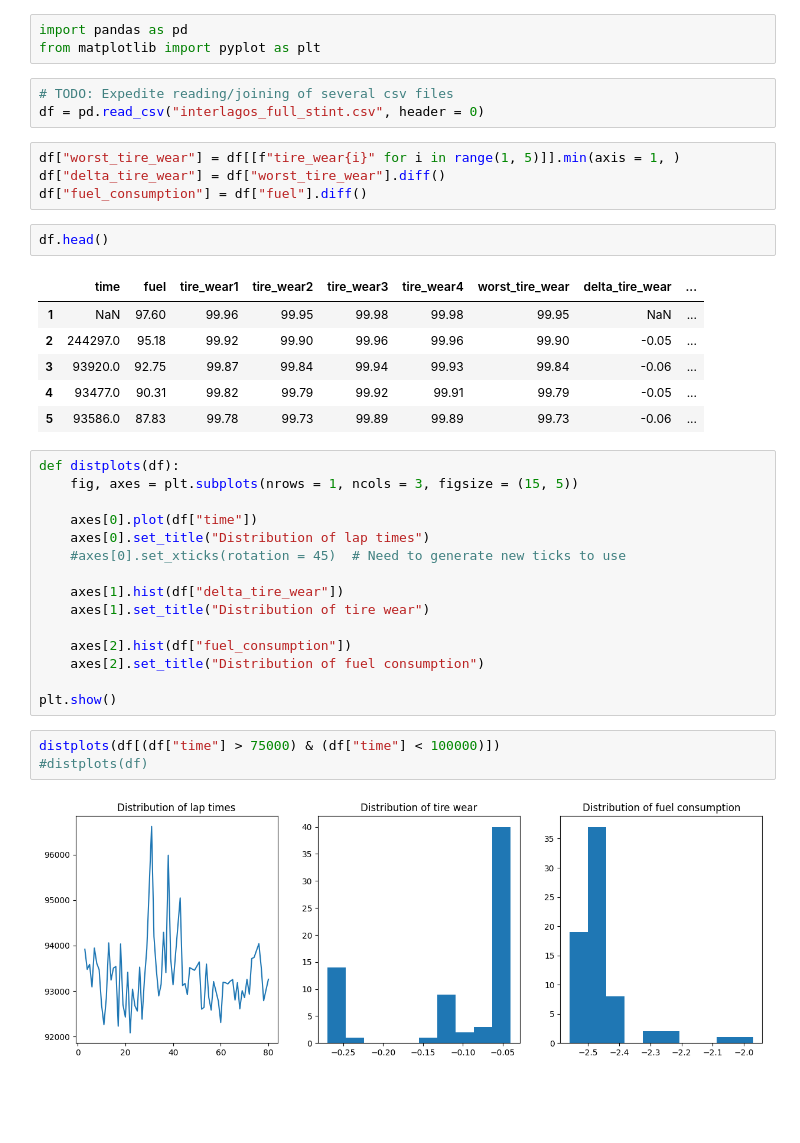
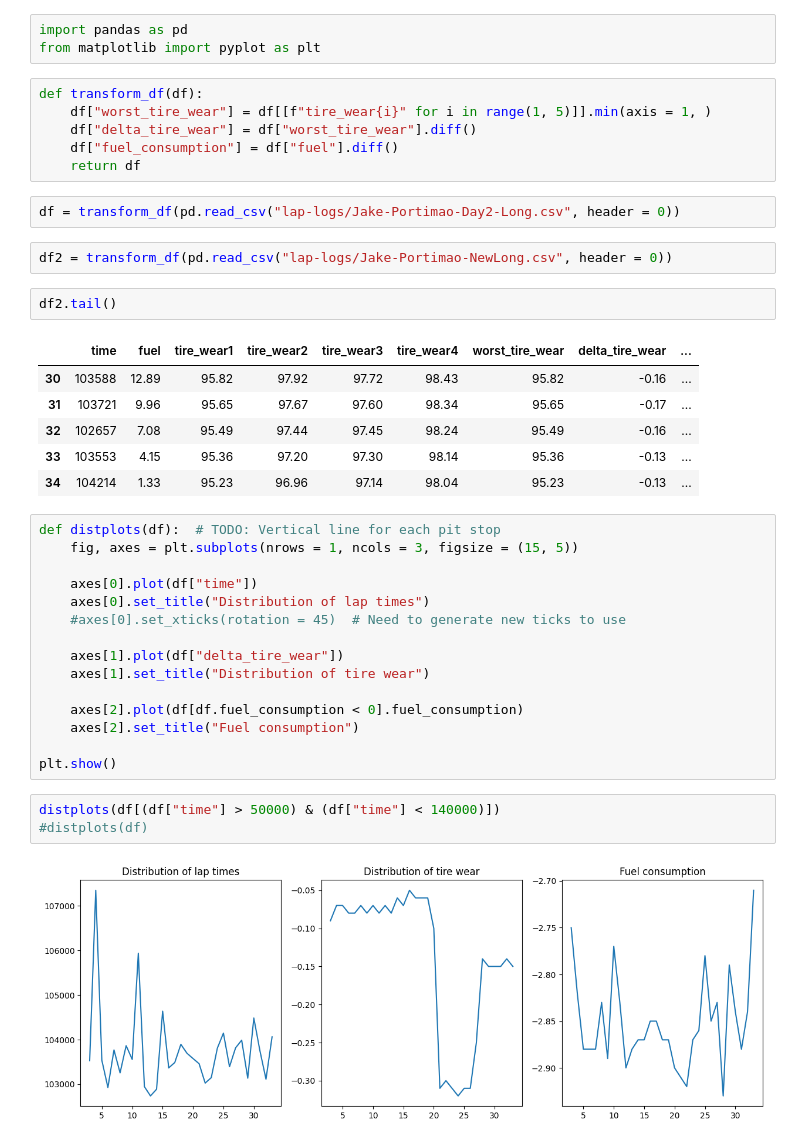
Before and after one commit to RakeJyals/assetto-corsa-analytica, a Jupyter notebook: lap-log-reader.ipynb, the cells around one changed output. Cells and saved outputs as stored; diff of their text form; blank space fills up the shorter version.

Commit message:
General improvements to data etl, visualization

```diff
--- a/lap-log-reader.ipynb
+++ b/lap-log-reader.ipynb
@@ -5,39 +5,42 @@ This notebook is meant to be used with csvs generated by my other project, [asse
 # %%
 import pandas as pd
 from matplotlib import pyplot as plt
+# %%
+def transform_df(df):
+    df["worst_tire_wear"] = df[[f"tire_wear{i}" for i in range(1, 5)]].min(axis = 1, )
+    df["delta_tire_wear"] = df["worst_tire_wear"].diff()
+    df["fuel_consumption"] = df["fuel"].diff()
+    return df
 # %%
-# TODO: Expedite reading/joining of several csv files
-df = pd.read_csv("interlagos_full_stint.csv", header = 0)
+df = transform_df(pd.read_csv("lap-logs/Jake-Portimao-Day2-Long.csv", header = 0))
-# %%
-df["worst_tire_wear"] = df[[f"tire_wear{i}" for i in range(1, 5)]].min(axis = 1, )
-df["delta_tire_wear"] = df["worst_tire_wear"].diff()
-df["fuel_consumption"] = df["fuel"].diff()
+# %%
+df2 = transform_df(pd.read_csv("lap-logs/Jake-Portimao-NewLong.csv", header = 0))
 # %%
-df.head()
+df2.tail()
 # %% [output]
 |  | time | fuel | tire_wear1 | tire_wear2 | tire_wear3 | tire_wear4 | worst_tire_wear | delta_tire_wear | ... |
-| 1 | NaN | 97.60 | 99.96 | 99.95 | 99.98 | 99.98 | 99.95 | NaN | ... |
-| 2 | 244297.0 | 95.18 | 99.92 | 99.90 | 99.96 | 99.96 | 99.90 | -0.05 | ... |
-| 3 | 93920.0 | 92.75 | 99.87 | 99.84 | 99.94 | 99.93 | 99.84 | -0.06 | ... |
-| 4 | 93477.0 | 90.31 | 99.82 | 99.79 | 99.92 | 99.91 | 99.79 | -0.05 | ... |
-| 5 | 93586.0 | 87.83 | 99.78 | 99.73 | 99.89 | 99.89 | 99.73 | -0.06 | ... |
+| 30 | 103588 | 12.89 | 95.82 | 97.92 | 97.72 | 98.43 | 95.82 | -0.16 | ... |
+| 31 | 103721 | 9.96 | 95.65 | 97.67 | 97.60 | 98.34 | 95.65 | -0.17 | ... |
+| 32 | 102657 | 7.08 | 95.49 | 97.44 | 97.45 | 98.24 | 95.49 | -0.16 | ... |
+| 33 | 103553 | 4.15 | 95.36 | 97.20 | 97.30 | 98.14 | 95.36 | -0.13 | ... |
+| 34 | 104214 | 1.33 | 95.23 | 96.96 | 97.14 | 98.04 | 95.23 | -0.13 | ... |
 # %%
-def distplots(df):
+def distplots(df):  # TODO: Vertical line for each pit stop
     fig, axes = plt.subplots(nrows = 1, ncols = 3, figsize = (15, 5))
 
     axes[0].plot(df["time"])
     axes[0].set_title("Distribution of lap times")
     #axes[0].set_xticks(rotation = 45)  # Need to generate new ticks to use
 
-    axes[1].hist(df["delta_tire_wear"])
+    axes[1].plot(df["delta_tire_wear"])
     axes[1].set_title("Distribution of tire wear")
 
-    axes[2].hist(df["fuel_consumption"])
-    axes[2].set_title("Distribution of fuel consumption")
+    axes[2].plot(df[df.fuel_consumption < 0].fuel_consumption)
+    axes[2].set_title("Fuel consumption")
 
 plt.show()
 # %%
-distplots(df[(df["time"] > 75000) & (df["time"] < 100000)])
+distplots(df[(df["time"] > 50000) & (df["time"] < 140000)])
 #distplots(df)
 # %% [output]
-[figure, old version]
+[figure, new version]
```
Also changed, not shown: parts of 10 cells of this notebook.
